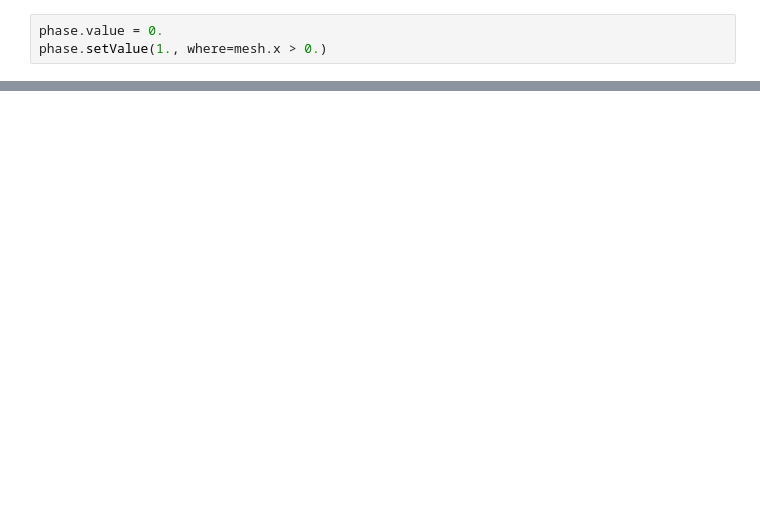
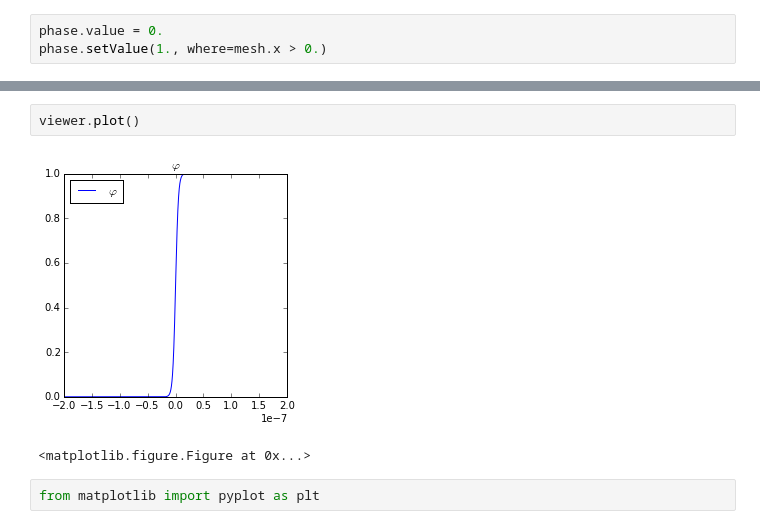
Before and after one commit to usnistgov/PhaseFieldHackathon-FiPy, a Jupyter notebook: problem2.2a-1D.ipynb, the cells around one changed output, grey strips where cells are left out. Saved outputs shown, nothing was run; the diff lists cells and outputs as text; blank space fills up the shorter version.

```diff
--- a/problem2.2a-1D.ipynb
+++ b/problem2.2a-1D.ipynb
@@ -115,0 +120,7 @@ print min(phase), max(phase)
+# %%
+viewer.plot()
+# %% [output]
+[figure, added]
+<matplotlib.figure.Figure at 0x...>
+# %%
+from matplotlib import pyplot as plt
```
Also changed, not shown: parts of 16 cells of this notebook.
